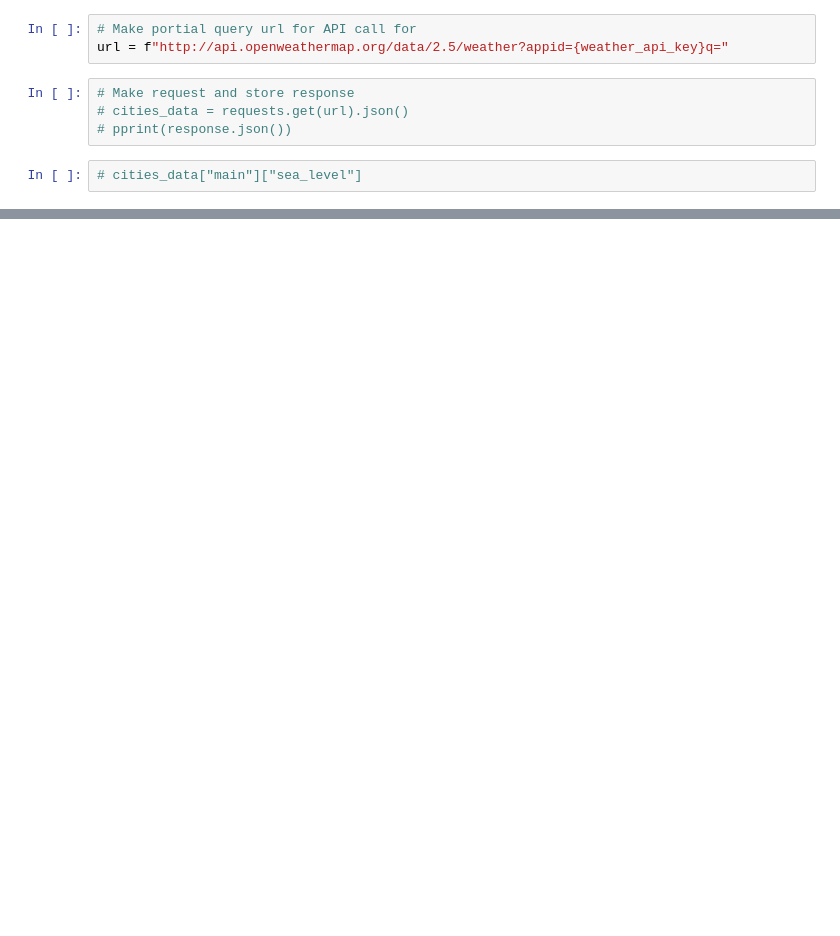
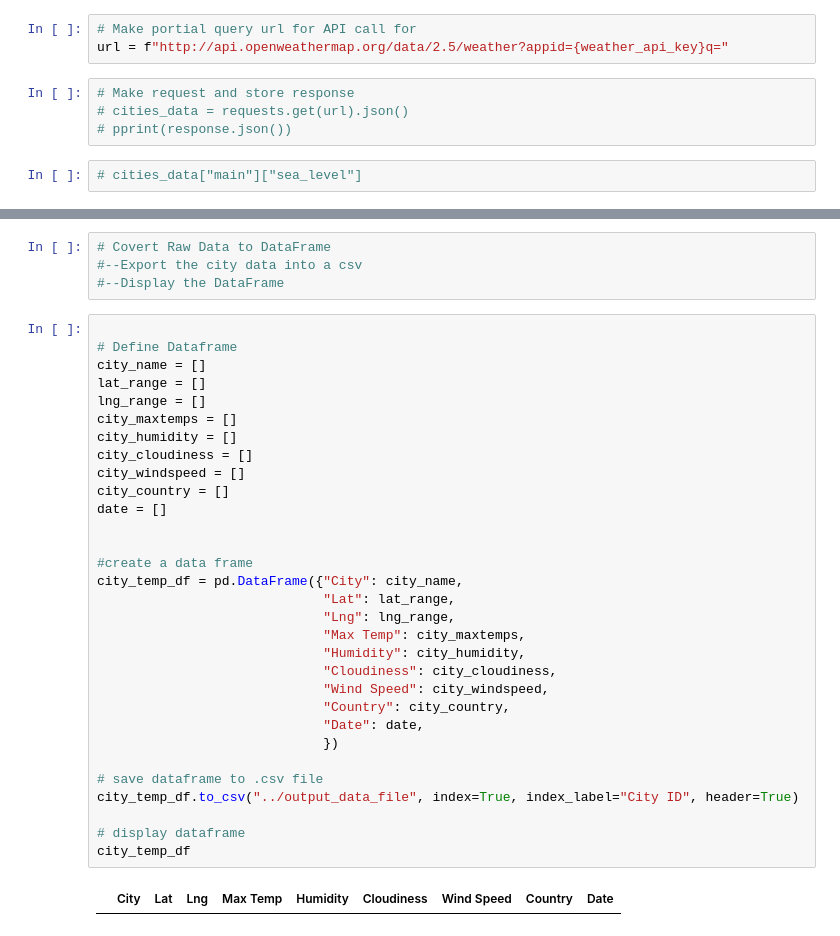
Before and after one commit to KendallMcCroy/python-api-challenge, a Jupyter notebook: WeatherPy.ipynb, the cells around one changed output, grey strips where cells are left out. Cells and saved outputs as stored; diff of their text form; blank space fills up the shorter version.

Commit message:
Created City DataFrame

```diff
--- a/WeatherPy.ipynb
+++ b/WeatherPy.ipynb
@@ -141,3 +142,40 @@ Processing Record 20 of Set 12 | rozkishne
 ----------------------------
 Data Retrieval Complete
 ----------------------------
+# %%
+# Covert Raw Data to DataFrame
+#--Export the city data into a csv
+#--Display the DataFrame
+# %%
+
+# Define Dataframe
+city_name = []
+lat_range = []
+lng_range = []
+city_maxtemps = []
+city_humidity = []
+city_cloudiness = []
+city_windspeed = []
+city_country = []
+date = []
+
+
+#create a data frame
+city_temp_df = pd.DataFrame({"City": city_name,
+                             "Lat": lat_range,
+                             "Lng": lng_range,
+                             "Max Temp": city_maxtemps,
+                             "Humidity": city_humidity,
+                             "Cloudiness": city_cloudiness,
+                             "Wind Speed": city_windspeed,
+                             "Country": city_country,
+                             "Date": date,
+                             })
+
+# save dataframe to .csv file
+city_temp_df.to_csv("../output_data_file", index=True, index_label="City ID", header=True)
+
+# display dataframe
+city_temp_df
+# %% [output]
+|  | City | Lat | Lng | Max Temp | Humidity | Cloudiness | Wind Speed | Country | Date |
```
Also changed, not shown: parts of 7 cells of this notebook.
